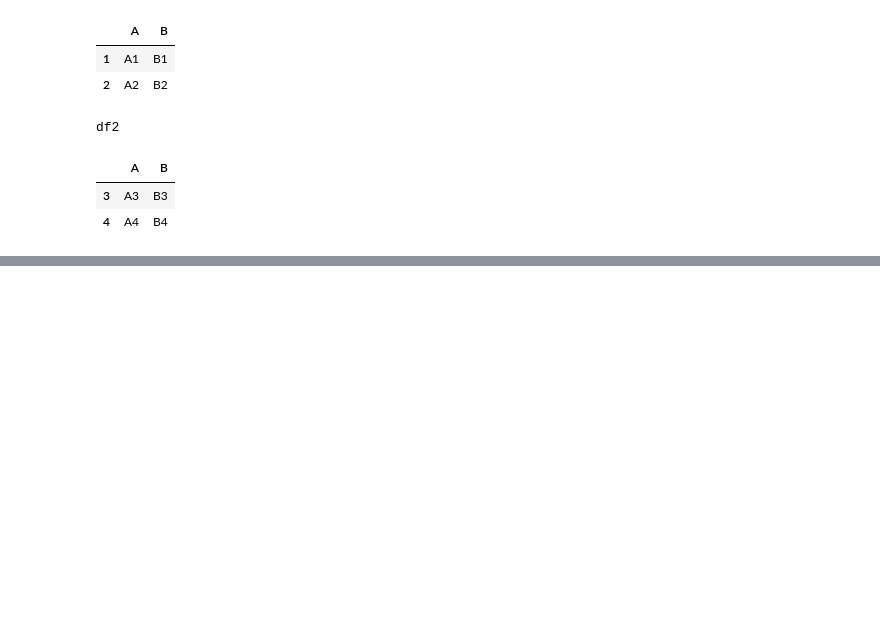
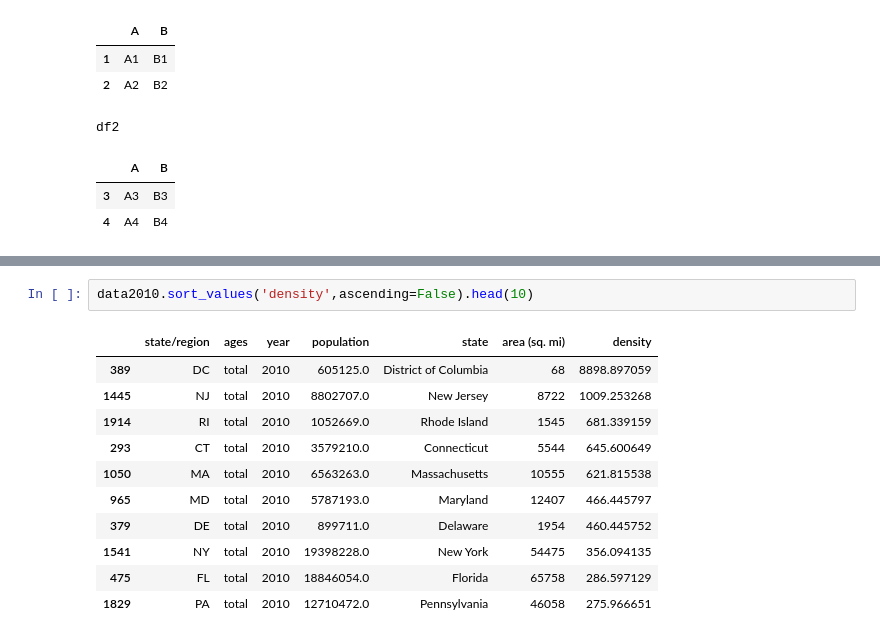
Before and after one commit to rcpsilva/Python_For_Data_Science, a Jupyter notebook: 2023-1/6_pandas_combining_dataframes.ipynb, the cells around one changed output, grey strips where cells are left out. Saved outputs shown, nothing was run; the diff lists cells and outputs as text; blank space fills up the shorter version.

```diff
--- a/2023-1/6_pandas_combining_dataframes.ipynb
+++ b/2023-1/6_pandas_combining_dataframes.ipynb
@@ -83,0 +573,14 @@ df2
+# %%
+data2010.sort_values('density',ascending=False).head(10)
+# %% [output]
+|  | state/region | ages | year | population | state | area (sq. mi) | density |
+| 389 | DC | total | 2010 | 605125.0 | District of Columbia | 68 | 8898.897059 |
+| 1445 | NJ | total | 2010 | 8802707.0 | New Jersey | 8722 | 1009.253268 |
+| 1914 | RI | total | 2010 | 1052669.0 | Rhode Island | 1545 | 681.339159 |
+| 293 | CT | total | 2010 | 3579210.0 | Connecticut | 5544 | 645.600649 |
+| 1050 | MA | total | 2010 | 6563263.0 | Massachusetts | 10555 | 621.815538 |
+| 965 | MD | total | 2010 | 5787193.0 | Maryland | 12407 | 466.445797 |
+| 379 | DE | total | 2010 | 899711.0 | Delaware | 1954 | 460.445752 |
+| 1541 | NY | total | 2010 | 19398228.0 | New York | 54475 | 356.094135 |
+| 475 | FL | total | 2010 | 18846054.0 | Florida | 65758 | 286.597129 |
+| 1829 | PA | total | 2010 | 12710472.0 | Pennsylvania | 46058 | 275.966651 |
```
Also changed, not shown: parts of 40 cells of this notebook, 1 other file.
